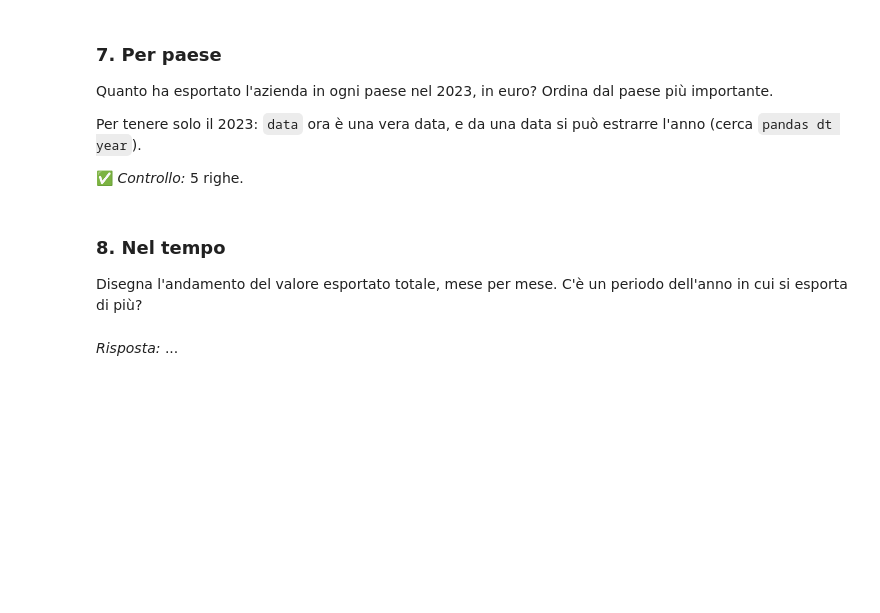
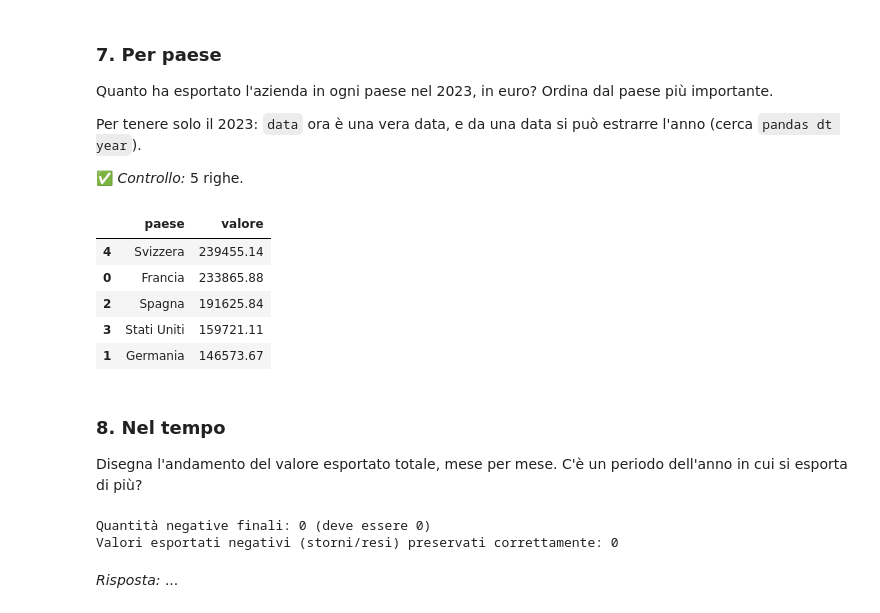
Before and after one commit to lucabattantaunimib/SIMA2026, a Jupyter notebook: e04_task.ipynb, the cells around one changed output. Cells and saved outputs as stored; diff of their text form; code cells hidden in the pictures; blank space fills up the shorter version.

```diff
--- a/e04_task.ipynb
+++ b/e04_task.ipynb
@@ -353,3 +337,27 @@ Per tenere solo il 2023: `data` ora è una vera data, e da una data si può estr
+# %%
+# 1. Filtriamo il dataset per tenere solo le righe relative all'anno 2023.
+# Usiamo '.dt.year' sulla colonna 'mese' (che ora è una vera data) per estrarre l'anno di ciascuna riga
+# e verificare se è uguale a 2023.
+ex_2023 = ex[ex['mese'].dt.year == 2023]
+
+# 2. Raggruppiamo i dati per 'paese' e calcoliamo la somma della colonna 'valore'.
+# Il metodo .groupby('paese') unisce tutte le righe dello stesso paese,
+# mentre ['valore'].sum() calcola il totale esportato in euro.
+esportazioni_paese_2023 = ex_2023.groupby('paese')['valore'].sum().reset_index()
+
+# 3. Ordiniamo i risultati in modo decrescente (dal paese più importante a quello meno importante).
+# Usiamo 'sort_values' sulla colonna 'valore' impostando 'ascending=False' per andare dal più grande al più piccolo.
+esportazioni_paese_2023 = esportazioni_paese_2023.sort_values(by='valore', ascending=False)
+
+# 4. Mostriamo il risultato finale formattato chiaramente
+display(esportazioni_paese_2023)
+# %% [output]
+|  | paese | valore |
+| 4 | Svizzera | 239455.14 |
+| 0 | Francia | 233865.88 |
+| 2 | Spagna | 191625.84 |
+| 3 | Stati Uniti | 159721.11 |
+| 1 | Germania | 146573.67 |
 # %% [markdown]
 ### 8. Nel tempo
 
@@ -359,2 +365,12 @@ Disegna l'andamento del valore esportato totale, mese per mese. C'è un periodo
+# %%
+# Fase 5: Eseguiamo una verifica finale per assicurarci che non ci siano più quantità negative
+# e che le esportazioni negative (gli storni) siano state conservate correttamente.
+negative_finali = (ex['quantita'] < 0).sum()
+valori_negativi_rimasti = (ex['valore'] < 0).sum()
+print(f"Quantità negative finali: {negative_finali} (deve essere 0)")
+print(f"Valori esportati negativi (storni/resi) preservati correttamente: {valori_negativi_rimasti}")
+# %% [output]
+Quantità negative finali: 0 (deve essere 0)
+Valori esportati negativi (storni/resi) preservati correttamente: 0
 # %% [markdown]
 *Risposta:* ...
```
Also changed, not shown: parts of 12 cells of this notebook.
